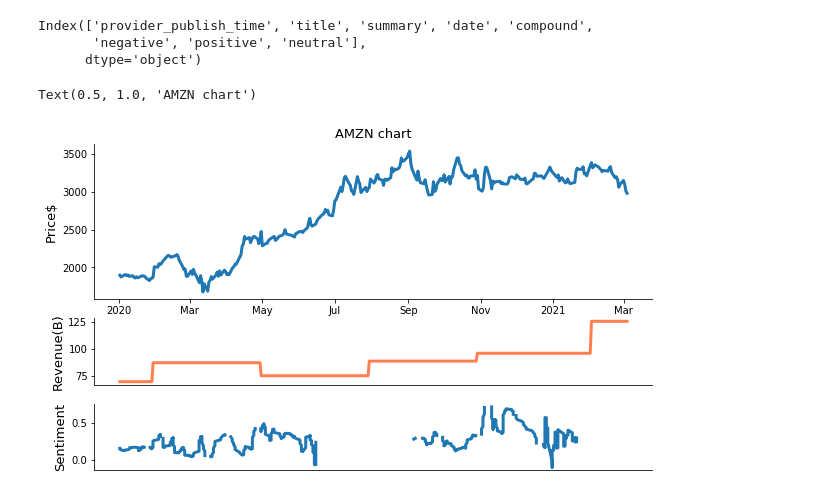
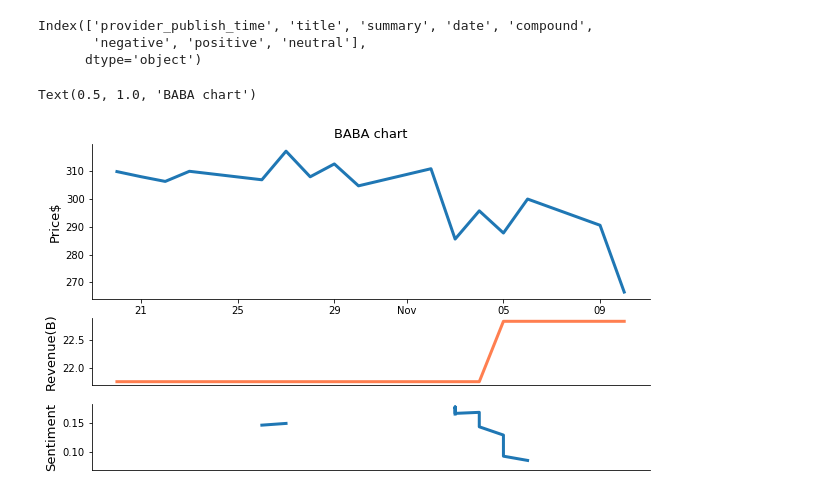
Before and after one commit to sj-ucsd/ece143_stock_sentiment_analysis, a Jupyter notebook: Stock_data_visualization.ipynb, the cells around one changed output. Cells and saved outputs as stored; diff of their text form; code cells hidden in the pictures.

Commit message:
updated graphs to match the presentation

```diff
--- a/Stock_data_visualization.ipynb
+++ b/Stock_data_visualization.ipynb
@@ -352,9 +371,9 @@ Text(0.5, 1.0, 'Comparision of different sentiment sources')
 ### Sentiment vs Price
 # %%
 #get data for symbol
-start_date = '2020-01-01'
-end_date = '2021-03-04'
-symbol = 'AMZN'
+start_date = '2020-03-15'
+end_date = '2021-01-29'
+symbol = 'BABA'
 df = get_yahoo_dataframe(symbol,start_date,end_date)
 
 #Get revenue data - previously downloaded and stored in CSV
@@ -375,34 +394,34 @@ df = df.join(n_sentiment)
 # %%
 converter = mdates.ConciseDateConverter()
 munits.registry[np.datetime64] = converter
 munits.registry[datetime.date] = converter
 munits.registry[datetime.datetime] = converter
 
 spec = gridspec.GridSpec(3,1, height_ratios=[7,3,3])
 
 fig = plt.figure(figsize=(10,6))
 ax1 = fig.add_subplot(spec[0,0])
 ax2 = fig.add_subplot(spec[1,0])
 ax3 = fig.add_subplot(spec[2,0])
 
-ax1.plot(df['Adj Close'],lw=3)
+ax1.plot(df.loc['2020-10-20':'2020-11-10','Adj Close'],lw=3)
 ax1.set_ylabel('Price$',fontsize=13)
 ax1.spines['top'].set_visible(False)
 ax1.spines['right'].set_visible(False)
 
-ax2.plot(df['Reported_Revenue']/1000, lw=3,color='coral')
+ax2.plot(df.loc['2020-10-20':'2020-11-10','Reported_Revenue']/1000, lw=3,color='coral')
 ax2.set_ylabel('Revenue(B)',fontsize=13)
 ax2.spines['top'].set_visible(False)
 ax2.spines['right'].set_visible(False)
 ax2.axes.get_xaxis().set_visible(False)
 
-ax3.plot(df['Monthly Sentiment'], lw=3)
+ax3.plot(df.loc['2020-10-20':'2020-11-10','Monthly Sentiment'], lw=3)
 ax3.set_ylabel('Sentiment',fontsize=13)
 ax3.spines['top'].set_visible(False)
 ax3.spines['right'].set_visible(False)
 ax3.axes.get_xaxis().set_visible(False)
 
 ax1.set_title('{} chart'.format(symbol),fontsize=13)
 # %% [output]
-Text(0.5, 1.0, 'AMZN chart')
+Text(0.5, 1.0, 'BABA chart')
-[figure, old version]
+[figure, new version]
```
Also changed, not shown: parts of 7 cells of this notebook.
